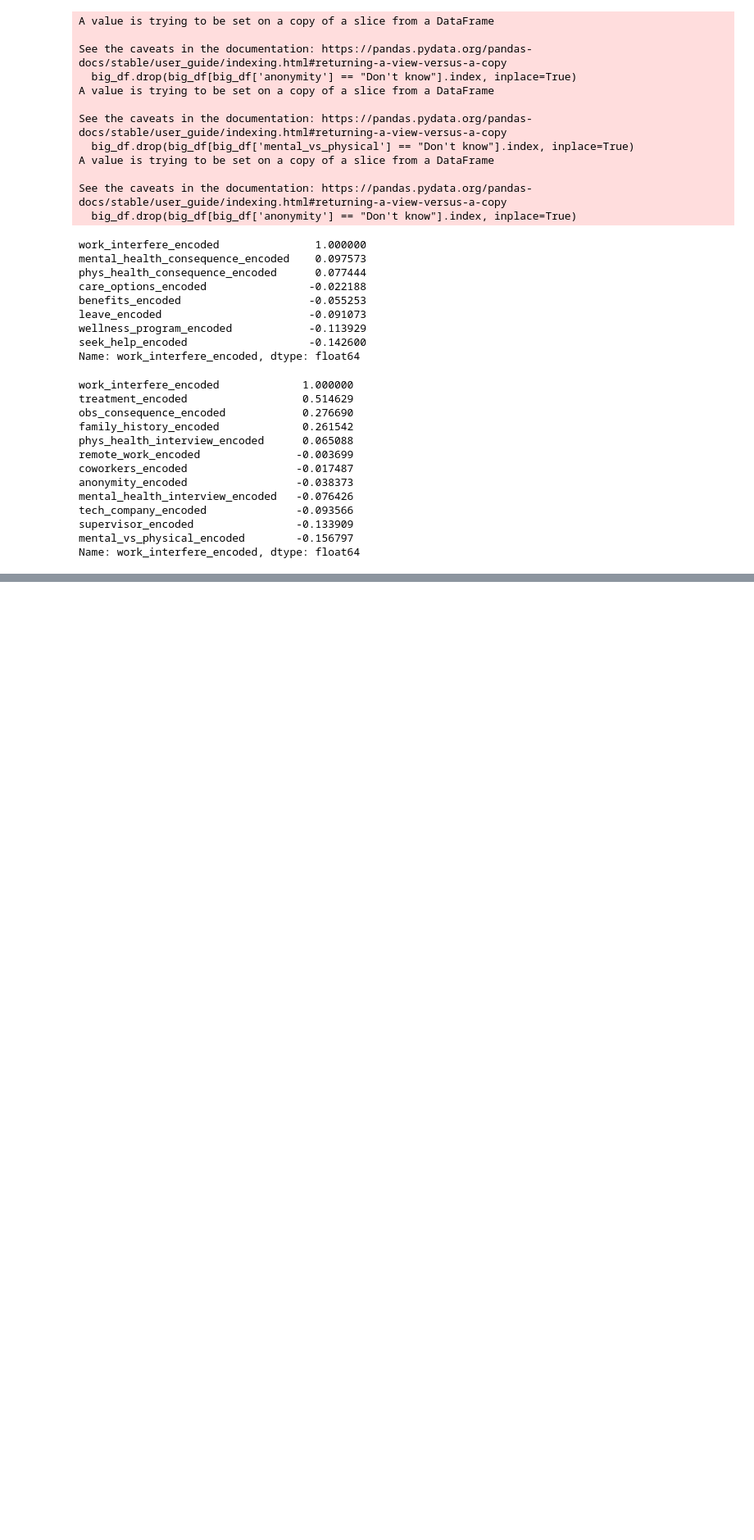
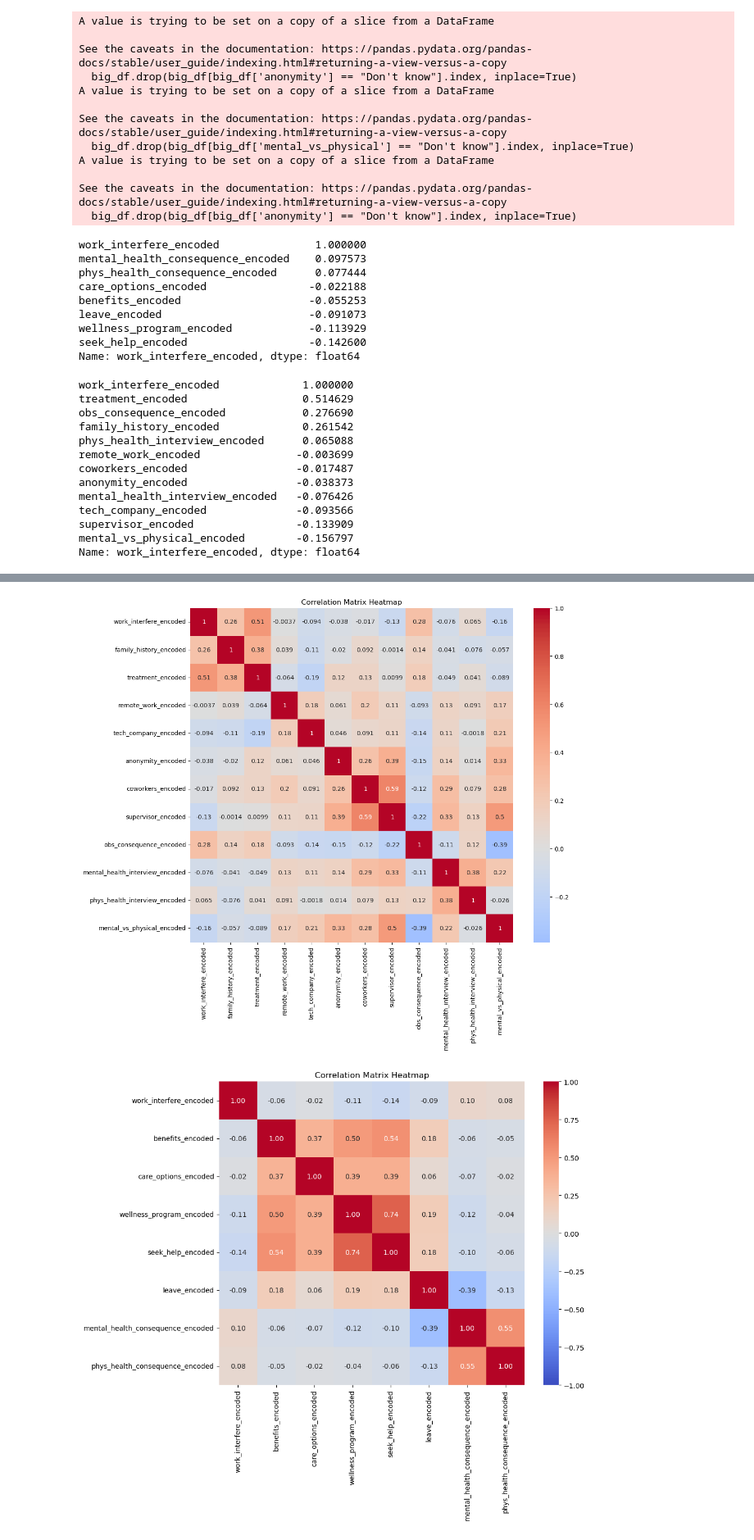
Before and after one commit to JimCarson1/Project_1, a Jupyter notebook: CONNOR BRANCH.ipynb, the cells around one changed output, grey strips where cells are left out. Shown at 82% size. Drawn from its saved outputs; the diff is of its cells as text; code cells hidden in the pictures; blank space fills up the shorter version.

```diff
--- a/CONNOR BRANCH.ipynb
+++ b/CONNOR BRANCH.ipynb
@@ -330,0 +318,16 @@ df.head(20)
+# %%
+big_matrix = big_df[numeric_columns_big].corr()[numeric_columns_big]
+temp_matrix = temp_df[numeric_columns_temp].corr()[numeric_columns_temp]
+
+plt.figure(figsize=(12,10))
+sns.heatmap(big_matrix, annot=True, cmap='coolwarm', center=0)
+plt.title('Correlation Matrix Heatmap')
+
+plt.figure(figsize=(10, 8))
+sns.heatmap(temp_matrix, annot=True, cmap='coolwarm', center=0, vmin=-1, vmax=1, fmt='.2f')
+plt.title('Correlation Matrix Heatmap')
+plt.show()
+display(temp_matrix)
+# %% [output]
+[figure, added]
+[figure, added]
```
Also changed, not shown: parts of 4 cells of this notebook.
